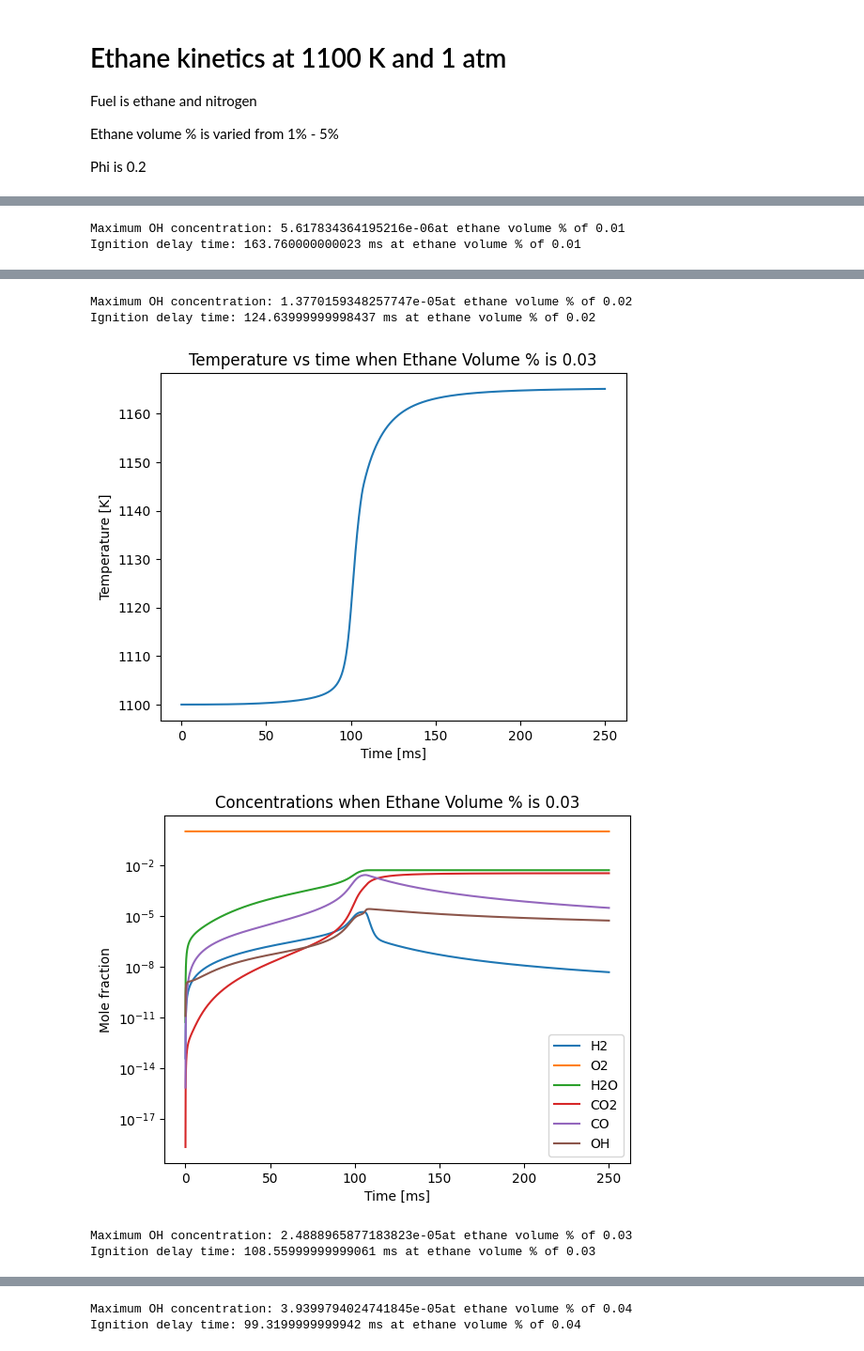
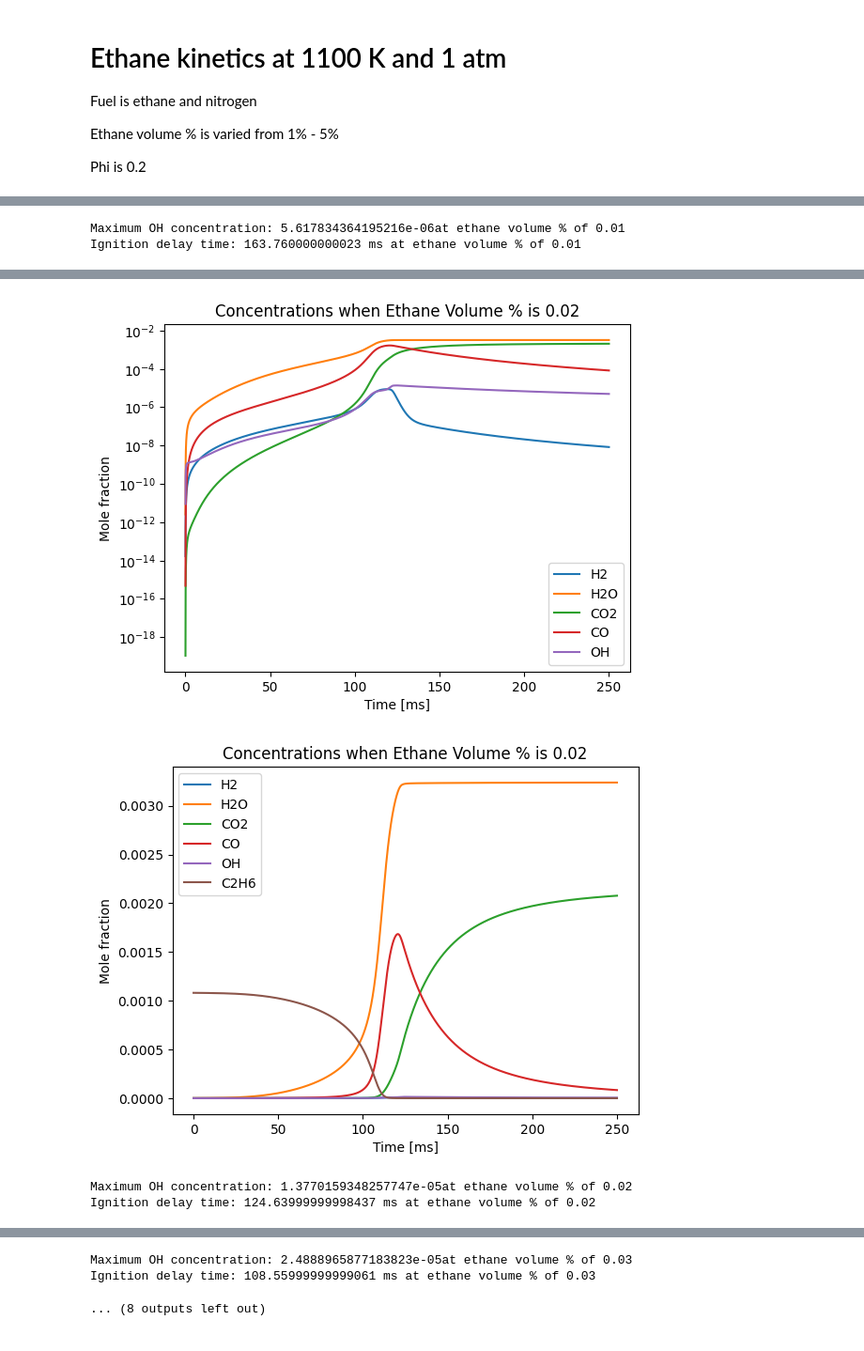
Before and after one commit to mcfardc/AERO-7970, a Jupyter notebook: HW2_P5.ipynb, the cells around one changed output, grey strips where cells are left out. Shown at 94% size. Saved outputs shown, nothing was run; the diff lists cells and outputs as text; code cells hidden in the pictures.

```diff
--- a/HW2_P5.ipynb
+++ b/HW2_P5.ipynb
@@ -42,10 +42,17 @@ plt.xlabel('Time [ms]')
 plt.ylabel('Temperature [K]')
 plt.show()
 
-species_names = 'H2', 'O2', 'H2O', 'CO2','CO','OH'
+species_names = 'H2', 'H2O', 'CO2','CO','OH','CH4'
 
 for species in species_names:
     plt.semilogy(states.t, states.X[:,gas.species_index(species)], label = species)
+plt.legend()
+plt.xlabel('Time [ms]')
+plt.ylabel('Mole fraction')
+plt.show()
+
+for species in species_names:
+    plt.plot(states.t, states.X[:,gas.species_index(species)], label = species)
 plt.legend()
 plt.xlabel('Time [ms]')
 plt.ylabel('Mole fraction')
@@ -111,10 +119,19 @@ for i in x:
   plt.ylabel('Temperature [K]')
   plt.show()
 
-  species_names = 'H2', 'O2', 'H2O', 'CO2','CO','OH'
+  species_names = 'H2', 'H2O', 'CO2','CO','OH','C2H6'
+  species_names2 = 'H2', 'H2O', 'CO2','CO','OH'
+
+  for species in species_names2:
+      plt.semilogy(states.t, states.X[:,gas.species_index(species)], label = species)
+  plt.legend()
+  plt.xlabel('Time [ms]')
+  plt.ylabel('Mole fraction')
+  plt.title('Concentrations when Ethane Volume % is ' + str(i))
+  plt.show()
 
   for species in species_names:
-      plt.semilogy(states.t, states.X[:,gas.species_index(species)], label = species)
+    plt.plot(states.t, states.X[:,gas.species_index(species)], label = species)
   plt.legend()
   plt.xlabel('Time [ms]')
   plt.ylabel('Mole fraction')
@@ -136,6 +153,4 @@ Ignition delay time: 163.760000000023 ms at ethane volume % of 0.01
-Maximum OH concentration: 1.3770159348257747e-05at ethane volume % of 0.02
-Ignition delay time: 124.63999999998437 ms at ethane volume % of 0.02
-[figure, old version]
+[figure, new version]
-[figure, old version]
+[figure, new version]
-Maximum OH concentration: 2.4888965877183823e-05at ethane volume % of 0.03
-Ignition delay time: 108.55999999999061 ms at ethane volume % of 0.03
+Maximum OH concentration: 1.3770159348257747e-05at ethane volume % of 0.02
+Ignition delay time: 124.63999999998437 ms at ethane volume % of 0.02
@@ -144,2 +160,3 @@ Ignition delay time: 108.55999999999061 ms at ethane volume % of 0.03
+Maximum OH concentration: 2.4888965877183823e-05at ethane volume % of 0.03
+Ignition delay time: 108.55999999999061 ms at ethane volume % of 0.03
-Maximum OH concentration: 3.9399794024741845e-05at ethane volume % of 0.04
-Ignition delay time: 99.3199999999942 ms at ethane volume % of 0.04
+... (8 outputs left out)
```
Also changed, not shown: parts of 2 cells of this notebook.
